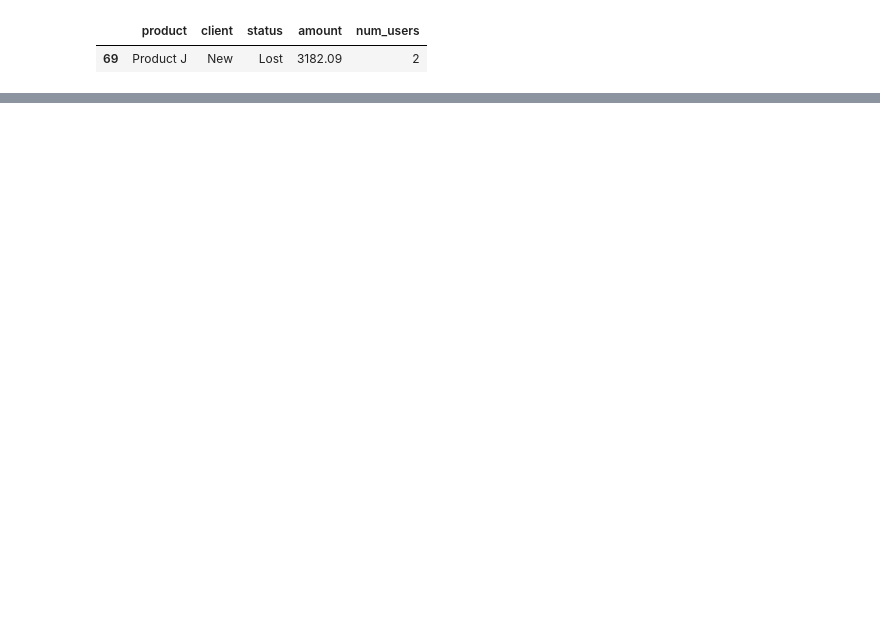
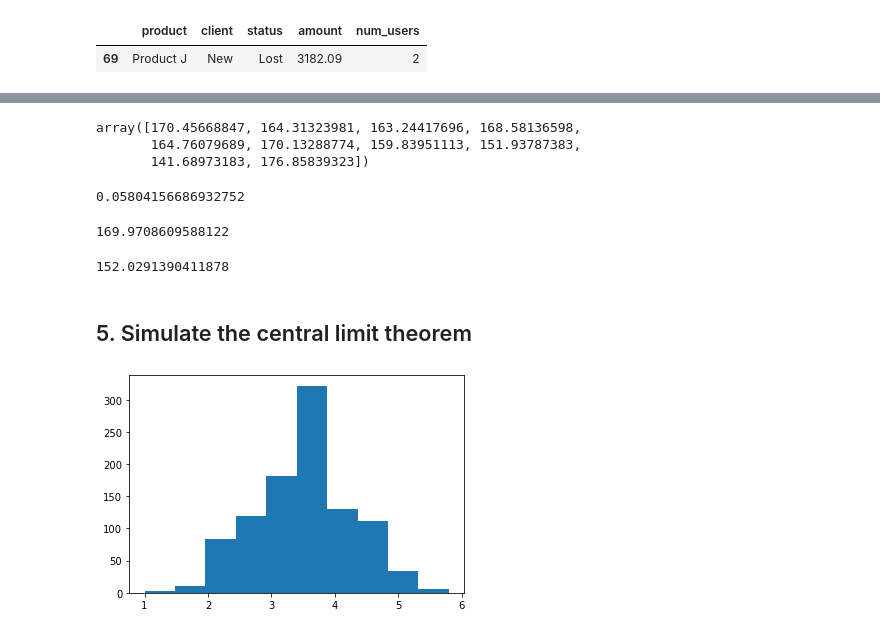
Before and after one commit to Deborah-Jia/datacamp-playground, a Jupyter notebook: statistics_intro.ipynb, the cells around one changed output, grey strips where cells are left out. Drawn from its saved outputs; the diff is of its cells as text; code cells hidden in the pictures; blank space fills up the shorter version.

```diff
--- a/statistics_intro.ipynb
+++ b/statistics_intro.ipynb
@@ -184,0 +237,37 @@ amir_deals_df.sample(n=5, replace=True)
+# %%
+# generating random numbers according to binomial distribution
+from scipy.stats import norm
+norm.rvs(161,7,size =10)
+# %% [output]
+array([170.45668847, 164.31323981, 163.24417696, 168.58136598,
+       164.76079689, 170.13288774, 159.83951113, 151.93787383,
+       141.68973183, 176.85839323])
+# %%
+# what's the probability of a weight being less than 150g?
+norm.cdf(150,161,7)
+# %% [output]
+0.05804156686932752
+# %%
+# what height are 90% of the weights below?
+norm.ppf(0.9,161,7) #ppf = percent point function
+# %% [output]
+169.9708609588122
+# %%
+# waht height are 90% of the weights above?
+norm.ppf((1-0.9),161,7)
+# %% [output]
+152.0291390411878
+# %% [markdown]
+## 5. Simulate the central limit theorem
+# %%
+# make a dice
+die = pd.Series([1,2,3,4,5,6])
+# sample 5 times with replacement; take the mean of the sample; repeat 1000 times
+sample_means = []
+for i in range(1000):
+    sample_means.append(np.mean(die.sample(5, replace= True)))
+
+plt.hist(sample_means)
+plt.show()
+# %% [output]
+[figure, added]
```
Also changed, not shown: parts of 23 cells of this notebook, 2 other files.
